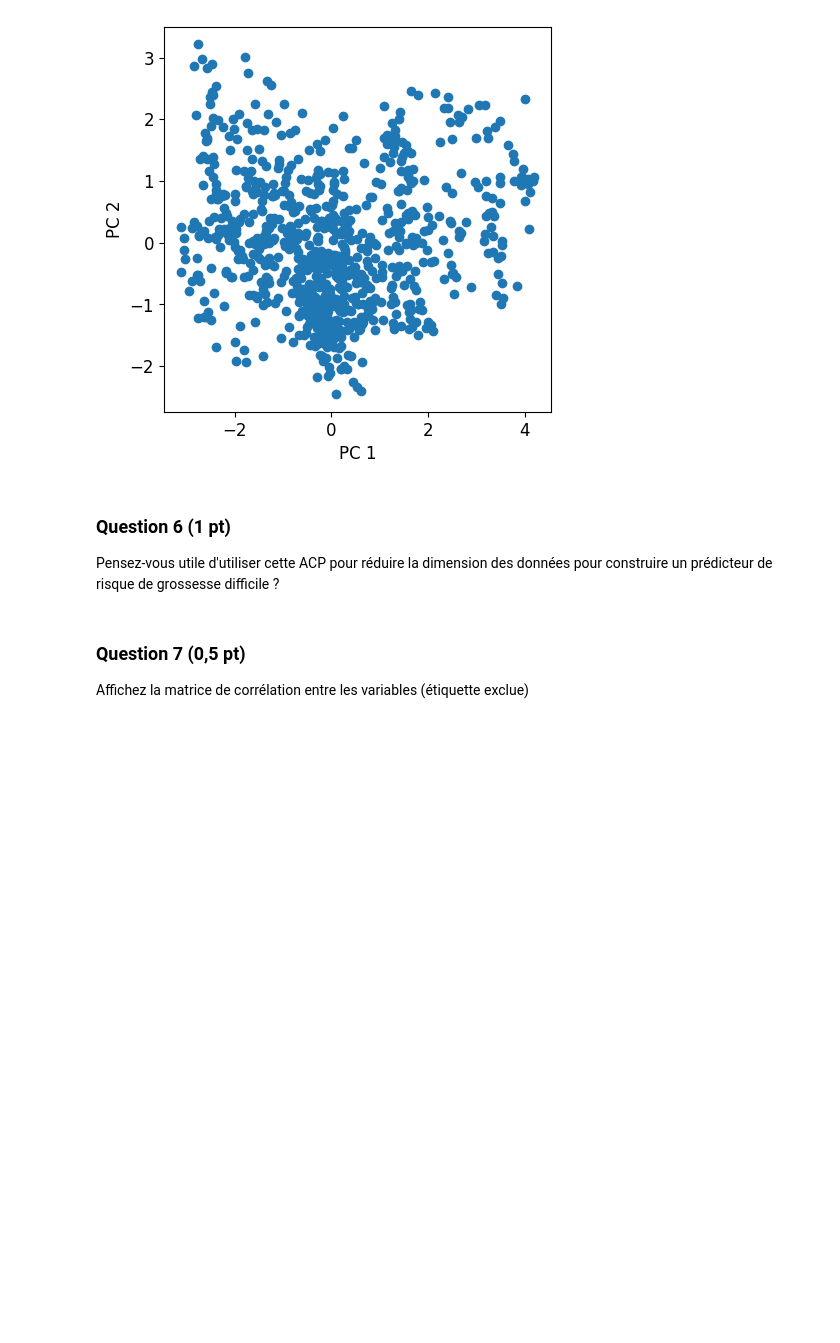
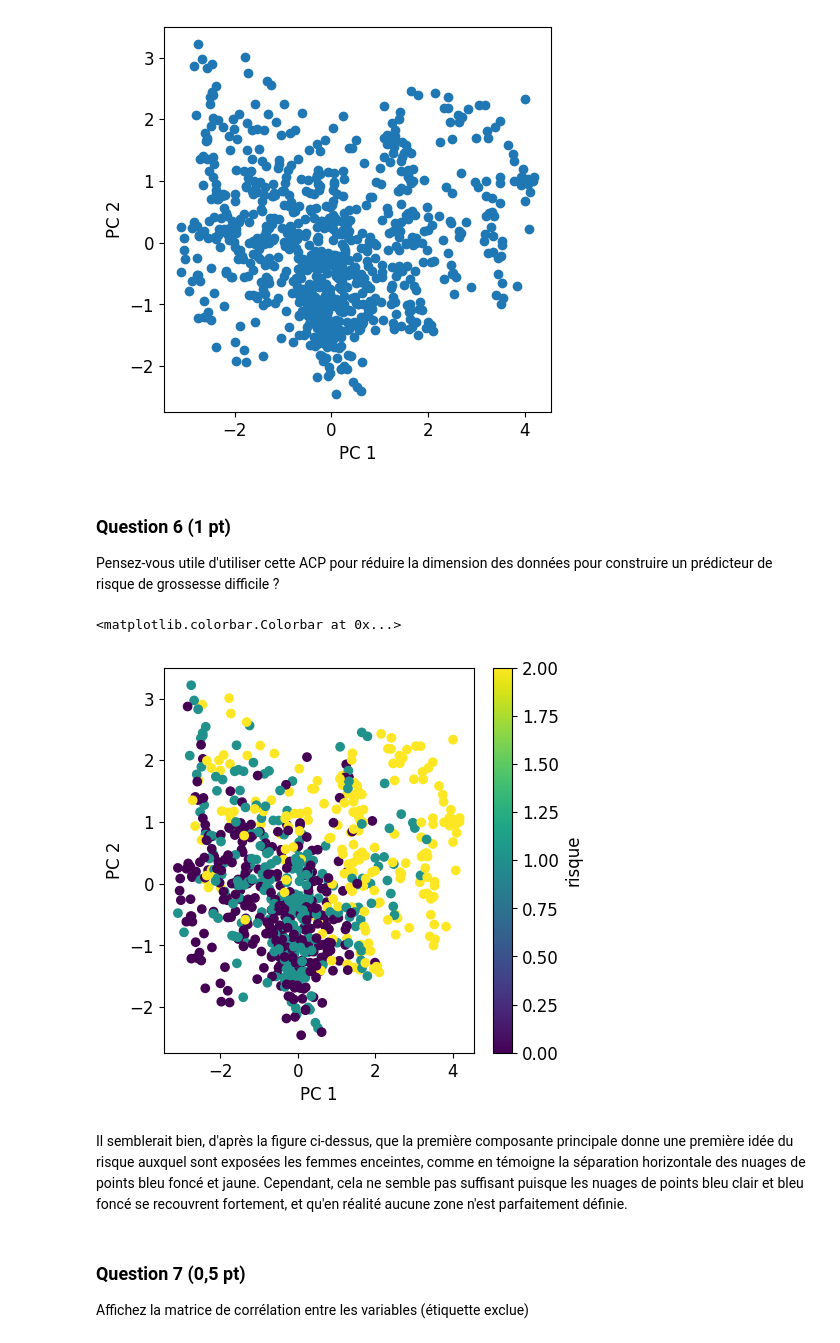
Before and after one commit to antoinebossin/Projet_data, a Jupyter notebook: Projet.ipynb, the cells around one changed output. Drawn from its saved outputs; the diff is of its cells as text; code cells hidden in the pictures; blank space fills up the shorter version.

```diff
--- a/Projet.ipynb
+++ b/Projet.ipynb
@@ -206,6 +225,21 @@ Text(0, 0.5, 'PC 2')
 # %% [markdown]
 ### Question 6 (1 pt)
 Pensez-vous utile d'utiliser cette ACP pour réduire la dimension des données pour construire un prédicteur de risque de grossesse difficile ?
+# %%
+# Pour savoir cela, colorons la position des points selon le risque
+
+fig = plt.figure(figsize=(5, 5))
+
+plt.scatter(X_projected[:, 0], X_projected[:, 1], c=df_train['Risque'])
+
+plt.xlabel("PC 1")
+plt.ylabel("PC 2")
+plt.colorbar(label='risque')
+# %% [output]
+<matplotlib.colorbar.Colorbar at 0x...>
+[figure, added]
+# %% [markdown]
+Il semblerait bien, d'après la figure ci-dessus, que la première composante principale donne une première idée du risque auxquel sont exposées les femmes enceintes, comme en témoigne la séparation horizontale des nuages de points bleu foncé et jaune. Cependant, cela ne semble pas suffisant puisque les nuages de points bleu clair et bleu foncé se recouvrent fortement, et qu'en réalité aucune zone n'est parfaitement définie.
 # %% [markdown]
 ### Question 7 (0,5 pt)
 Affichez la matrice de corrélation entre les variables (étiquette exclue)
```
Also changed, not shown: parts of 21 cells of this notebook, 4 other files.
